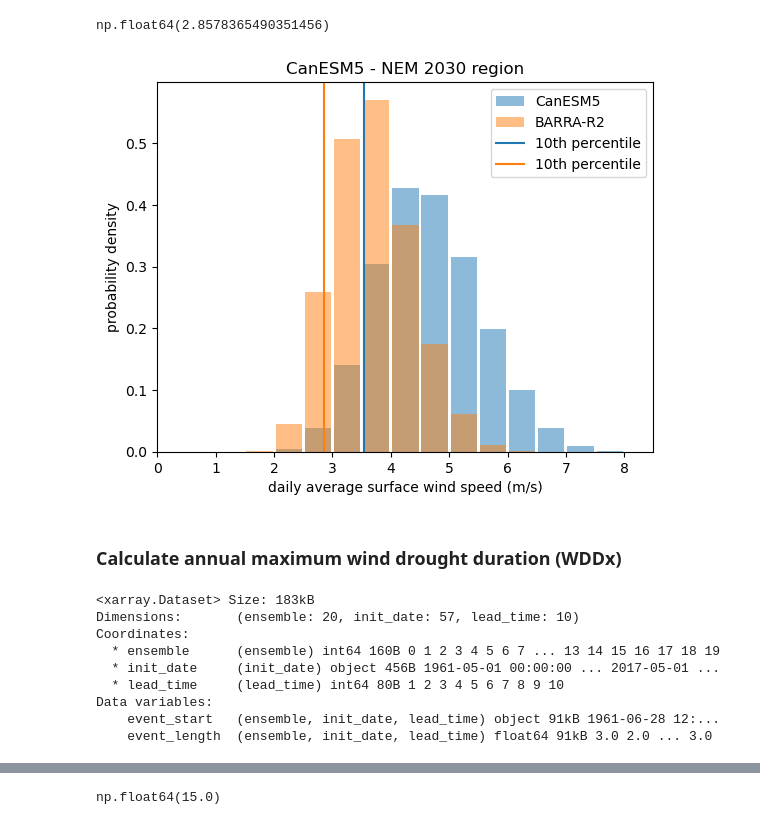
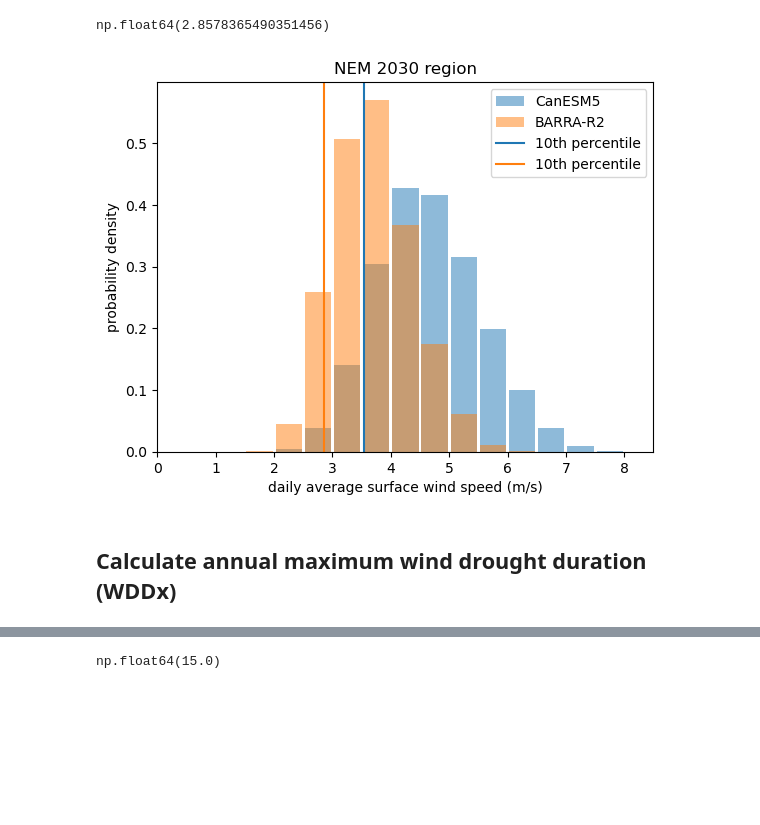
Before and after one commit to AusClimateService/unseen-projects, a Jupyter notebook: project-wind-drought/analysis_CanESM5_nem-2030.ipynb, the cells around one changed output, grey strips where cells are left out. Cells and saved outputs as stored; diff of their text form; code cells hidden in the pictures; blank space fills up the shorter version.

```diff
--- a/project-wind-drought/analysis_CanESM5_nem-2030.ipynb
+++ b/project-wind-drought/analysis_CanESM5_nem-2030.ipynb
@@ -80,30 +87,18 @@ np.float64(2.8578365490351456)
 # %%
 bins = np.arange(0, 9.5, 0.5)
 plt.hist(sfcWind_model_data, bins=bins, density=True, rwidth=0.9, label='CanESM5', color='tab:blue', alpha=0.5)
 plt.hist(sfcWind_obs_data, bins=bins, density=True, rwidth=0.9, label='BARRA-R2', color='tab:orange', alpha=0.5)
 plt.axvline(pctl10_model, color='tab:blue', label='10th percentile')
 plt.axvline(pctl10_obs, color='tab:orange', label='10th percentile')
 plt.xlabel('daily average surface wind speed (m/s)')
 plt.ylabel('probability density')
-plt.title('CanESM5 - NEM 2030 region')
+plt.title('NEM 2030 region')
 plt.xlim(0, 8.5)
 plt.legend()
 plt.show()
 # %% [output]
-[figure, old version]
+[figure, new version]
 # %% [markdown]
-### Calculate annual maximum wind drought duration (WDDx)
+## Calculate annual maximum wind drought duration (WDDx)
 # %%
 wddx_model = utils.calc_wddx_model(ds_model, pctl10_model)
-# %%
-wddx_model
-# %% [output]
-<xarray.Dataset> Size: 183kB
-Dimensions:       (ensemble: 20, init_date: 57, lead_time: 10)
-Coordinates:
-  * ensemble      (ensemble) int64 160B 0 1 2 3 4 5 6 7 ... 13 14 15 16 17 18 19
-  * init_date     (init_date) object 456B 1961-05-01 00:00:00 ... 2017-05-01 ...
-  * lead_time     (lead_time) int64 80B 1 2 3 4 5 6 7 8 9 10
-Data variables:
-    event_start   (ensemble, init_date, lead_time) object 91kB 1961-06-28 12:...
-    event_length  (ensemble, init_date, lead_time) float64 91kB 3.0 2.0 ... 3.0
```
Also changed, not shown: parts of 26 cells of this notebook, 1 other file.
